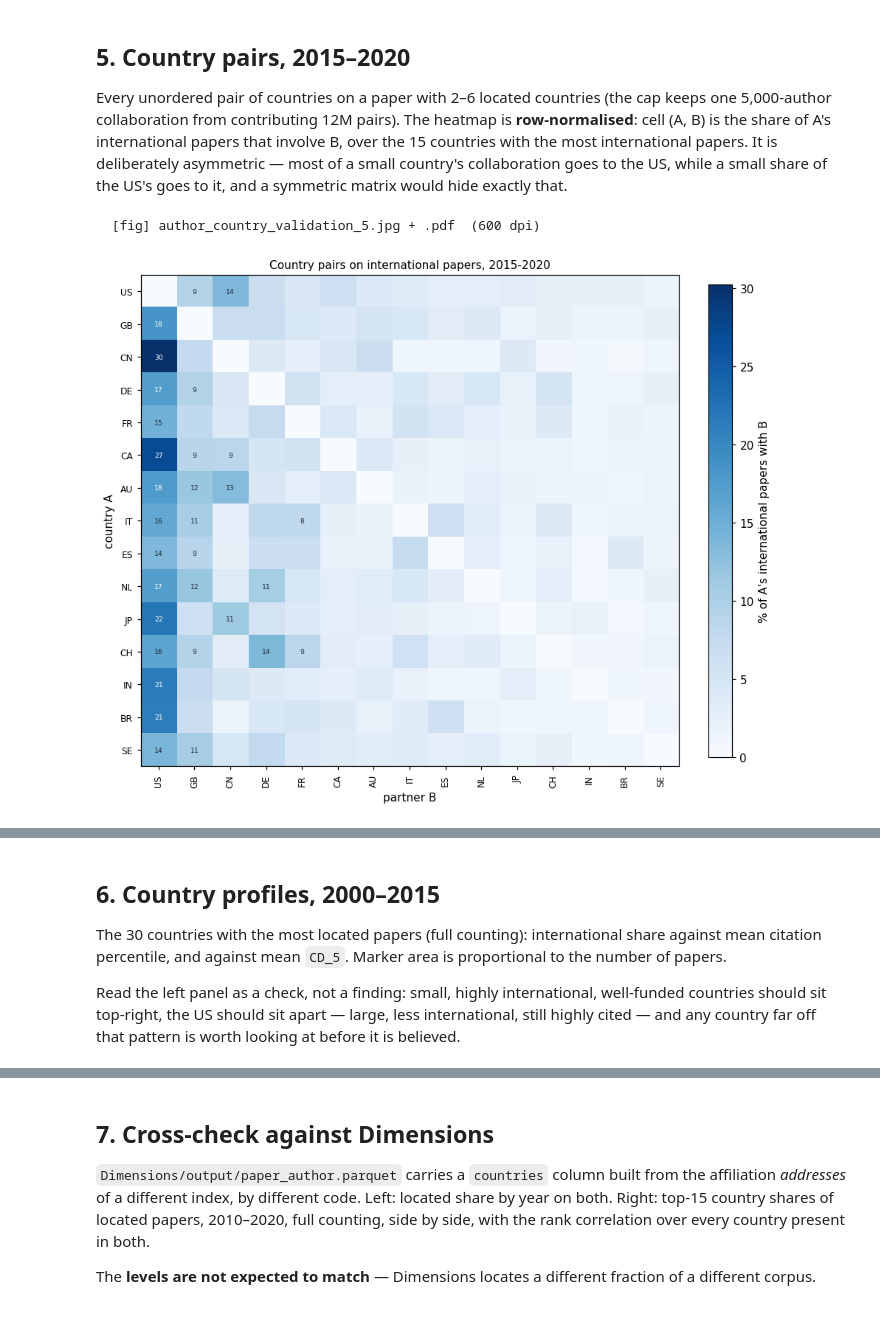
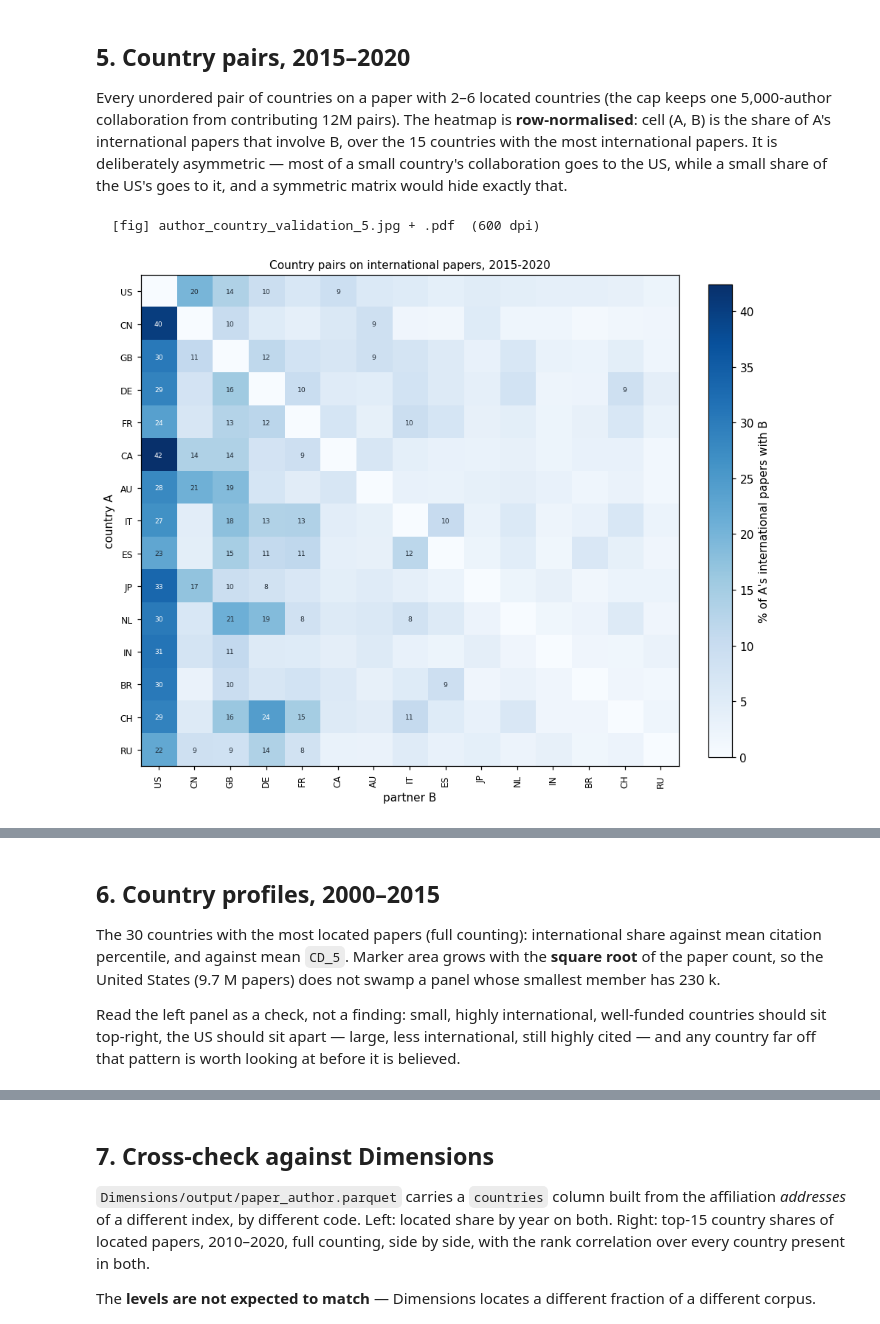
Before and after one commit to Dawoon-Jeong0523/Science-of-Science, a Jupyter notebook: validation/author_country_validation.ipynb, the cells around one changed output, grey strips where cells are left out. Drawn from its saved outputs; the diff is of its cells as text; code cells hidden in the pictures.

```diff
--- a/validation/author_country_validation.ipynb
+++ b/validation/author_country_validation.ipynb
@@ -39,6 +42,7 @@ join spans 250M–370M-row tables. Smoke test: `NB_BASE_LIMIT=200000 NB_BASE_FP=
 # %%
 import os, sys, time, duckdb
 import numpy as np, pandas as pd
+import pyarrow.parquet as pq
 import matplotlib.pyplot as plt
 %matplotlib inline
 plt.rcParams['figure.dpi'] = 110
@@ -52,13 +56,15 @@ AC   = P('paper_author_country.parquet')
 META = P('paper_metadata.parquet')
 HIT  = P('paper_hit_probability.parquet')
 DISR = P('paper_disruption.parquet')
-CIT  = P('paper_citation.parquet')
 DIM_AU, DIM_META = V.dim('paper_author.parquet'), V.dim('paper_metadata.parquet')
 
 # The joined per-paper table. NB_BASE_LIMIT builds it from the first N papers instead of all
-# 251.7M, which is what makes a smoke test of every query below take seconds.
-BASE_FP    = os.environ.get('NB_BASE_FP', f'{V.VAL}/data/author_country_base.parquet')
+# 251.7M, which is what makes a smoke test of every query below take seconds. A limited build
+# gets its OWN path unless one is given, so a smoke run can never leave a truncated table at
+# the canonical path for the next real run to pick up.
 BASE_LIMIT = int(os.environ['NB_BASE_LIMIT']) if os.environ.get('NB_BASE_LIMIT') else None
+BASE_FP    = os.environ.get('NB_BASE_FP') or (
+    f'{V.VAL}/data/author_country_base' + (f'_smoke{BASE_LIMIT}' if BASE_LIMIT else '') + '.parquet')
 YMIN, YMAX = 1950, 2025
 
 con = duckdb.connect()
@@ -88,23 +94,24 @@ def ci95(std, n):
     n = pd.to_numeric(n, errors='coerce').fillna(0).to_numpy(float)
     return 1.96 * std / np.sqrt(np.maximum(n, 1))
 
-def pair_heatmap(pairs, top, title, ax, cbar_label="% of A's international documents with B"):
+def pair_heatmap(pairs, docs, top, title, ax, cbar_label="% of A's international documents with B"):
     """pairs: DataFrame (c1, c2, n) over UNORDERED pairs, c1 < c2.
+    docs:  Series {country: number of international documents that country is on}.
 
-    Row-normalised, so the matrix is NOT symmetric: cell (A, B) is the share of A's
-    international documents that involve B. Reading it the other way round would say that a
-    small country and the US collaborate equally often, which is the opposite of the fact.
+    Row-normalised BY DOCUMENTS, so cell (A, B) is the share of A's international documents
+    that involve B. The denominator has to be counted separately: summing A's pair counts would
+    count a three-country paper twice for A (once per partner) and understate every cell by the
+    mean number of partners. The matrix is deliberately NOT symmetric -- reading it the other
+    way round would say that a small country and the US collaborate equally often.
     """
     top = list(top)
     m = pd.DataFrame(0.0, index=top, columns=top)
-    tot = {}
     for c1, c2, n in pairs[['c1', 'c2', 'n']].itertuples(index=False):
-        tot[c1] = tot.get(c1, 0) + n
-        tot[c2] = tot.get(c2, 0) + n
         if c1 in m.index and c2 in m.columns:
             m.loc[c1, c2] += n
             m.loc[c2, c1] += n
-    share = m.div(pd.Series({c: tot.get(c, 1) or 1 for c in top}), axis=0) * 100
+    den = pd.Series({c: float(docs.get(c, 0)) or 1.0 for c in top})
+    share = m.div(den, axis=0) * 100
     im = ax.imshow(share.to_numpy(), cmap=SEQ, aspect='auto')
     ax.set_xticks(range(len(top))); ax.set_xticklabels(top, rotation=90, fontsize=8)
     ax.set_yticks(range(len(top))); ax.set_yticklabels(top, fontsize=8)
@@ -385,7 +404,7 @@ top20 = frac.nlargest(20, 'frac_n')
 fig, ax = plt.subplots(1, 2, figsize=(14, 4.5), gridspec_kw={'width_ratios': [1.3, 1]})
 cmap = plt.get_cmap('tab20')
 for i, c in enumerate(top12):
-    g = full[full.country == c].set_index('year').n.reindex(den.index)
+    g = full[full.country == c].set_index('year').n.reindex(den.index, fill_value=0)   # a zero year is 0, not a gap
     ax[0].plot(den.index, 100 * g / den, lw=1.8, color=cmap(i), label=c)
 ax[0].set_xlabel('publication year'); ax[0].set_ylabel('% of located papers (full counting)')
 ax[0].legend(ncol=3, fontsize=8, frameon=False); clean(ax[0])
@@ -538,27 +557,29 @@ collaboration goes to the US, while a small share of the US's goes to it, and a
 would hide exactly that.
 # %%
 %%time
-pairs = con.execute(f"""
+E5 = f"""
 WITH p AS (
   SELECT paper_id, str_split(countries, ';') AS L
   FROM {B} WHERE year BETWEEN 2015 AND 2020 AND n_countries BETWEEN 2 AND 6),
-e AS (SELECT paper_id, u.c AS c FROM p, unnest(p.L) AS u(c))
+e AS (SELECT paper_id, u.c AS c FROM p, unnest(p.L) AS u(c))"""
+pairs = con.execute(E5 + """
 SELECT a.c AS c1, b.c AS c2, count(*) AS n
-FROM e a JOIN e b ON a.paper_id = b.paper_id AND a.c < b.c
-GROUP BY 1, 2""").fetchdf()
+FROM e a JOIN e b ON a.paper_id = b.paper_id AND a.c < b.c GROUP BY 1, 2""").fetchdf()
+# The row denominator: how many international papers each country is on. Countries are
+# distinct within a paper, so count(*) over e is a count of papers, not of pairs.
+docs5 = con.execute(E5 + "SELECT c, count(*) AS d FROM e GROUP BY 1").fetchdf().set_index('c')['d']
 if not len(pairs):
     print('[skip 5] no international papers in 2015-2020 in this base table')
 else:
-    deg = pd.concat([pairs.groupby('c1').n.sum(), pairs.groupby('c2').n.sum()]).groupby(level=0).sum()
-    top15 = deg.nlargest(15).index.tolist()
+    top15 = docs5.nlargest(15).index.tolist()
     fig, ax = plt.subplots(figsize=(8.5, 7))
-    share5 = pair_heatmap(pairs, top15, 'Country pairs on international papers, 2015-2020', ax,
+    share5 = pair_heatmap(pairs, docs5, top15, 'Country pairs on international papers, 2015-2020', ax,
                           "% of A's international papers with B")
     V.save('5')
     print(pairs.nlargest(15, 'n').to_string(index=False))
 # %% [output]
   [fig] author_country_validation_5.jpg + .pdf  (600 dpi)
-[figure, old version]
+[figure, new version]
 c1 c2      n
 CN US 345311
 GB US 238830
@@ -581,8 +602,9 @@ Wall time: 6.42 s
 ## 6. Country profiles, 2000–2015
 
 The 30 countries with the most located papers (full counting): international share against mean
-citation percentile, and against mean `CD_5`. Marker area is proportional to the number of
-papers.
+citation percentile, and against mean `CD_5`. Marker area grows with the **square root** of the
+paper count, so the United States (9.7 M papers) does not swamp a panel whose smallest member
+has 230 k.
 
 Read the left panel as a check, not a finding: small, highly international, well-funded
 countries should sit top-right, the US should sit apart — large, less international, still
```
Also changed, not shown: parts of 13 cells of this notebook, 29 other files.
